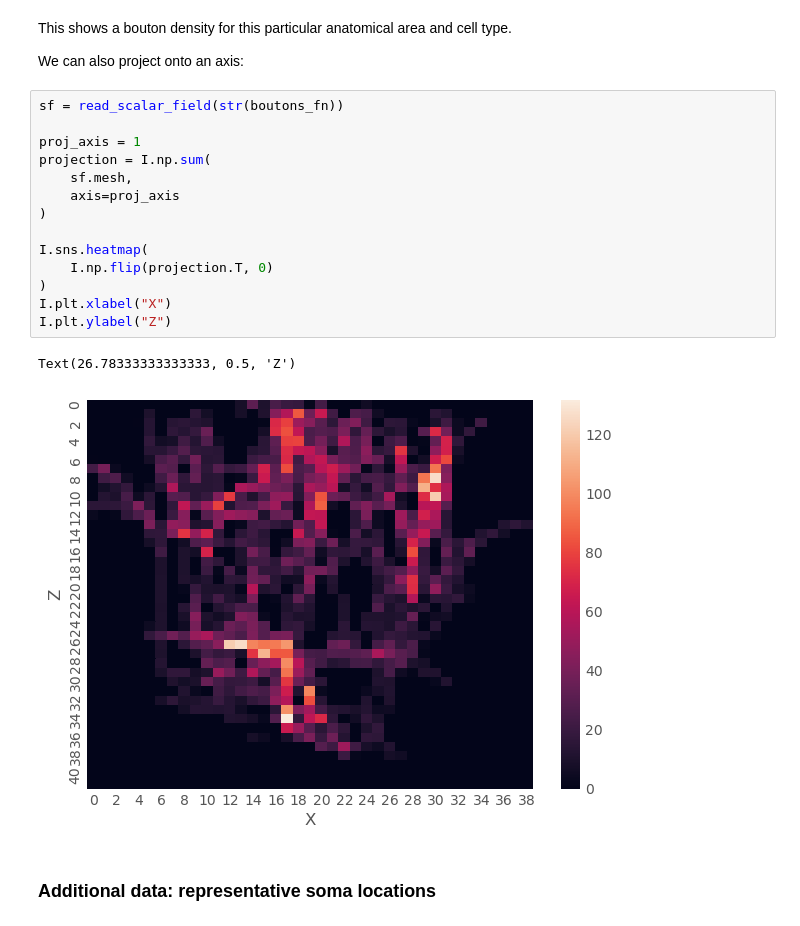
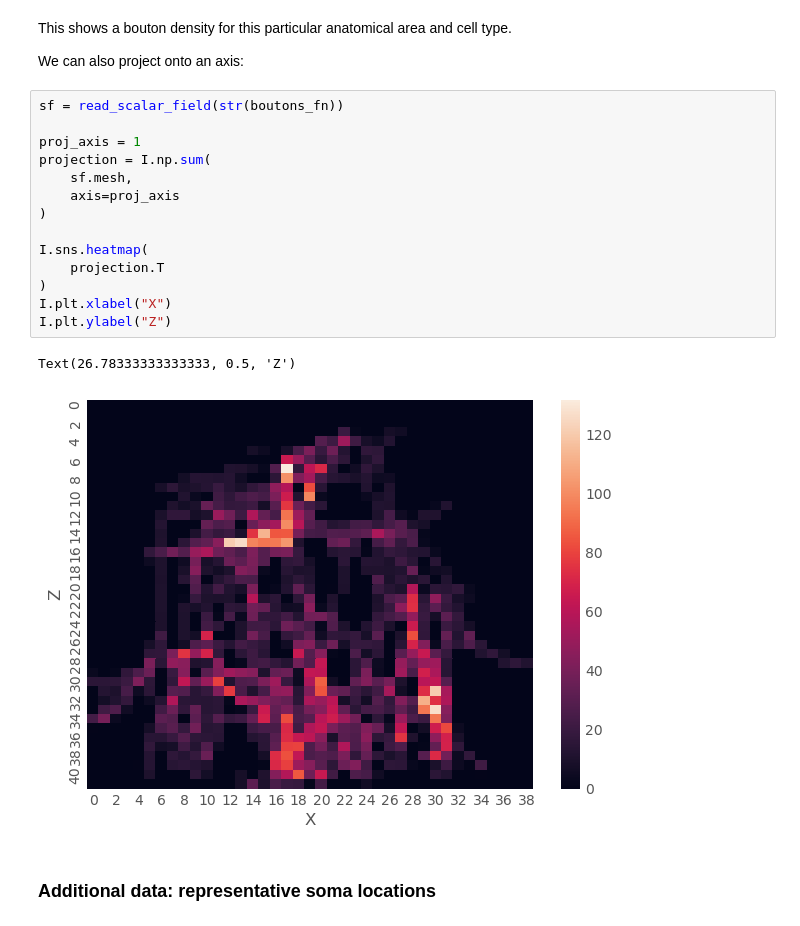
Before and after one commit to mpinb/in_silico_framework, a Jupyter notebook: getting_started/tutorials/auxiliary notebooks/A.3 Udvary 2022.ipynb, the cells around one changed output. Saved outputs shown, nothing was run; the diff lists cells and outputs as text.

Commit message:
Flip `z axis` for bouton traces

```diff
--- a/getting_started/tutorials/auxiliary notebooks/A.3 Udvary 2022.ipynb
+++ b/getting_started/tutorials/auxiliary notebooks/A.3 Udvary 2022.ipynb
@@ -282,20 +270,20 @@ We can also project onto an axis:
 # %%
 sf = read_scalar_field(str(boutons_fn))
 
 proj_axis = 1
 projection = I.np.sum(
     sf.mesh,
     axis=proj_axis
 )
 
 I.sns.heatmap(
-    I.np.flip(projection.T, 0)
+    projection.T
 )
 I.plt.xlabel("X")
 I.plt.ylabel("Z")
 # %% [output]
 Text(26.78333333333333, 0.5, 'Z')
-[figure, old version]
+[figure, new version]
 # %% [markdown]
 ### Additional data: representative soma locations
 # %% [markdown]
```
Also changed, not shown: parts of 5 cells of this notebook, 1 other file.
